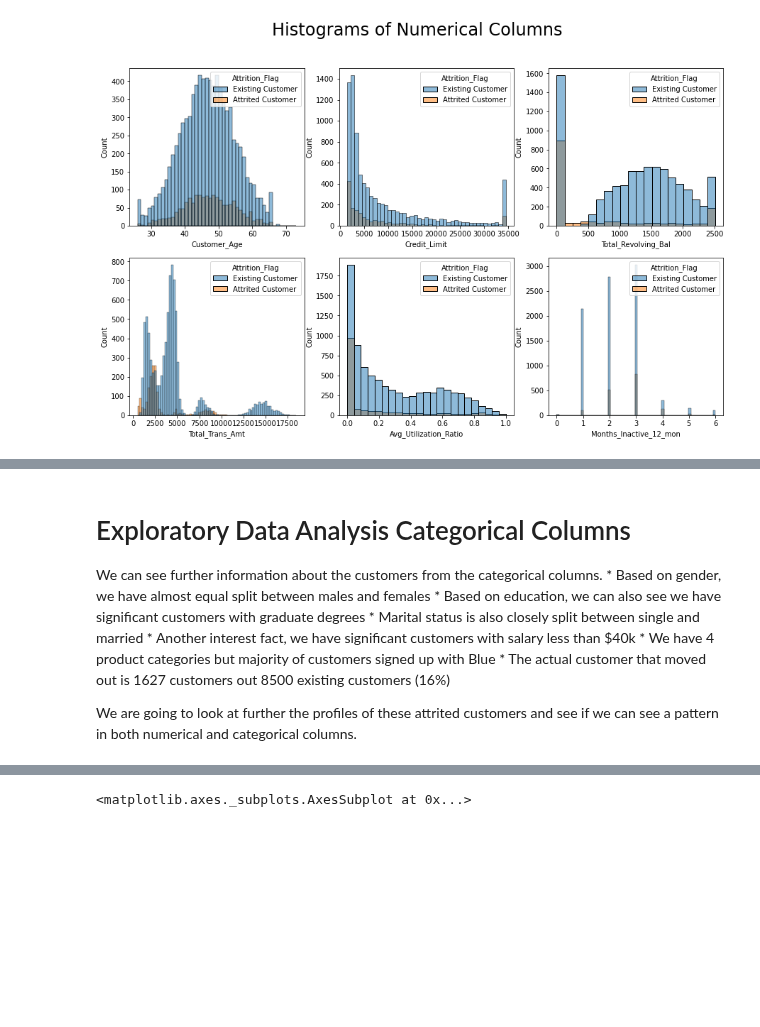
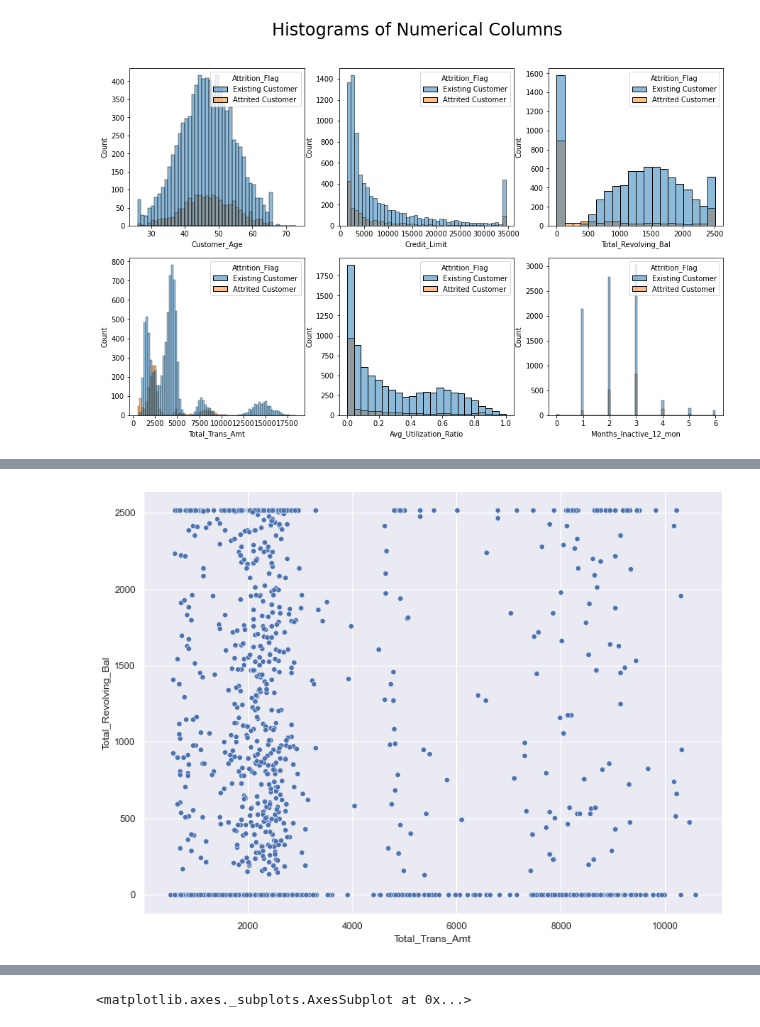
Before and after one commit to RonnyCh/mydsbook, a Jupyter notebook: Customer Churn From Kaggle.ipynb, the cells around one changed output, grey strips where cells are left out. Drawn from its saved outputs; the diff is of its cells as text; code cells hidden in the pictures; blank space fills up the shorter version.

```diff
--- a/Customer Churn From Kaggle.ipynb
+++ b/Customer Churn From Kaggle.ipynb
@@ -217,12 +84,7 @@ for i,d in enumerate(columns):
-# %% [markdown]
-# Exploratory Data Analysis Categorical Columns
-
-We can see further information about the customers from the categorical columns.
-    * Based on gender, we have almost equal split between males and females
-    * Based on education, we can also see we have significant customers with graduate degrees
-    * Marital status is also closely split between single and married
-    * Another interest fact, we have significant customers with salary less than $40k
-    * We have 4 product categories but majority of customers signed up with Blue
-    * The actual customer that moved out is 1627 customers out 8500 existing customers (16%)
-
-We are going to look at further the profiles of these attrited customers and see if we can see a pattern in both numerical and categorical columns.
+# %%
+
+plt.subplots(figsize=(12,9))
+sns.scatterplot(y='Total_Revolving_Bal',x='Total_Trans_Amt',data=att_cust)
+plt.show()
+# %% [output]
+[figure, added]
```
Also changed, not shown: parts of 42 cells of this notebook.
